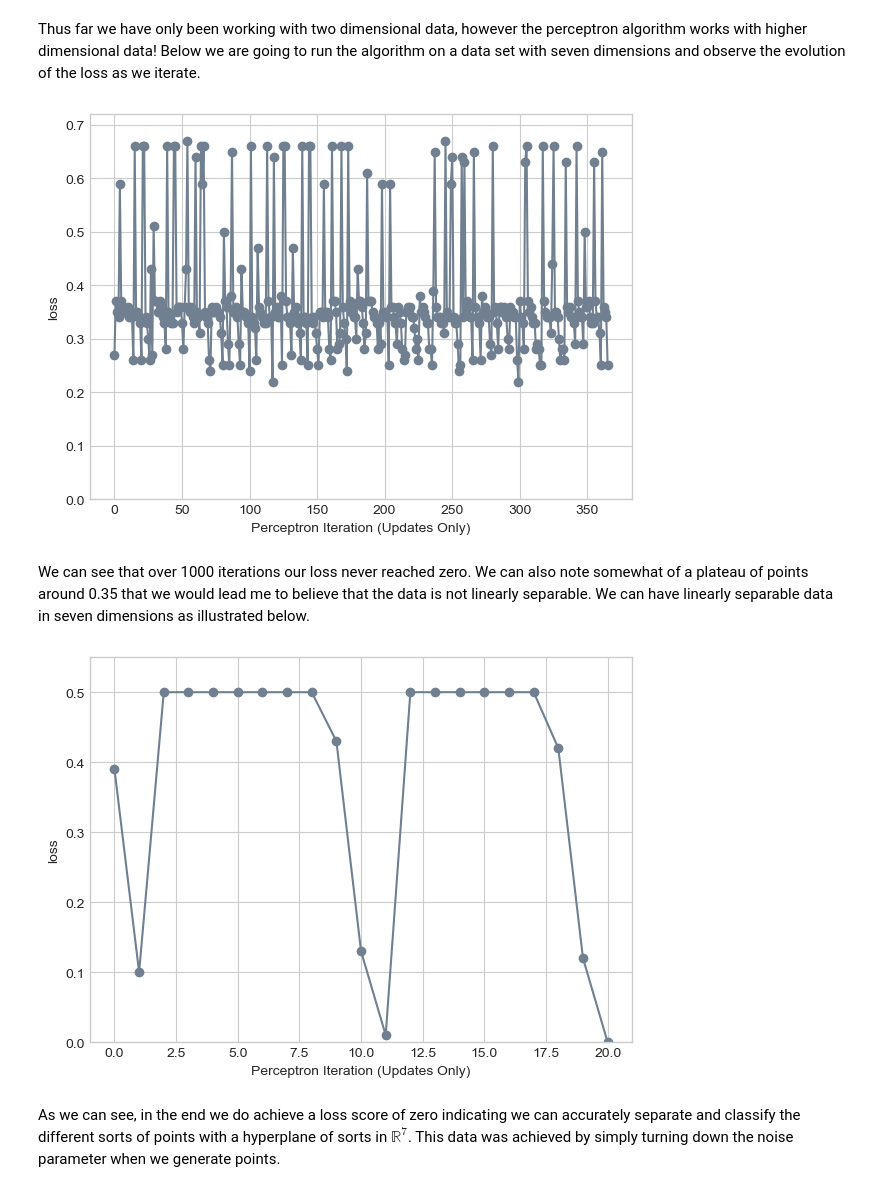
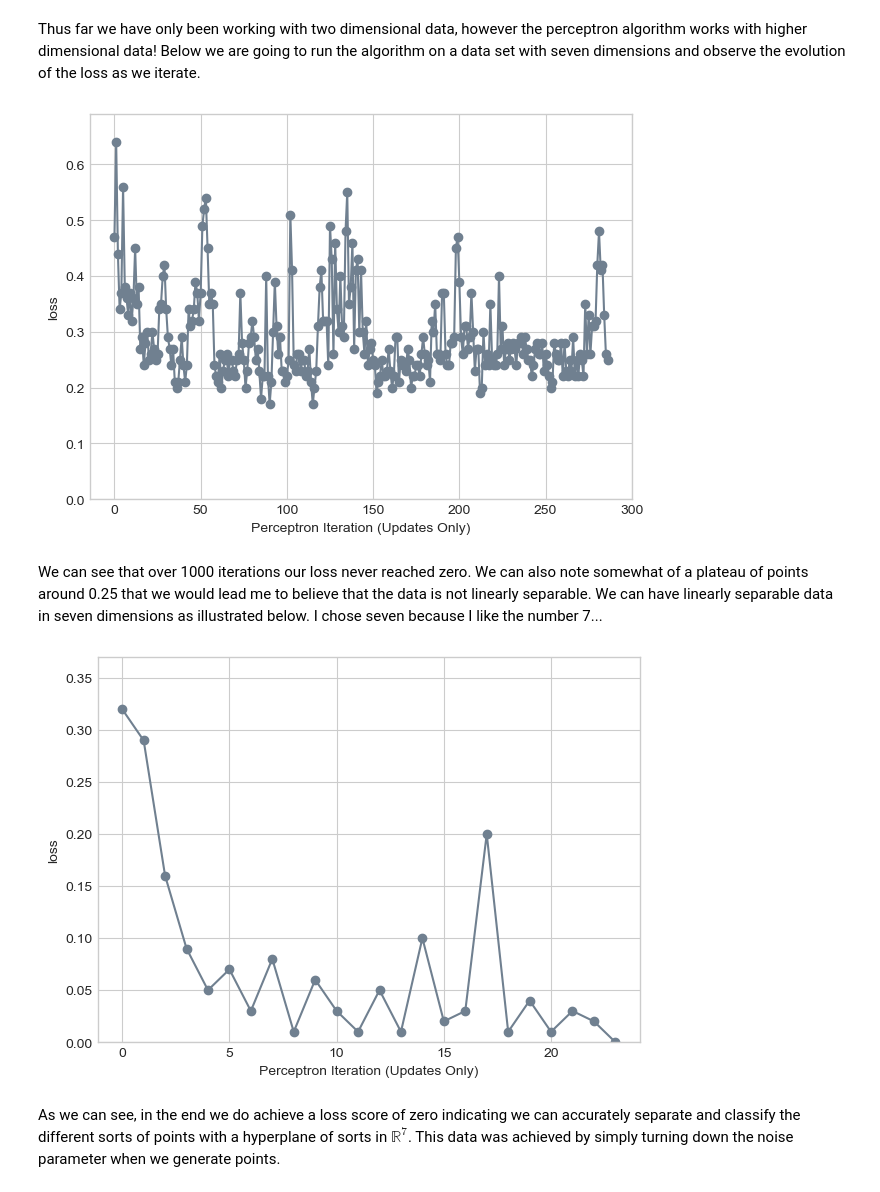
Before and after one commit to lawolff1702/lawolff1702.github.io, a Jupyter notebook: posts/Implementing the Perceptron Algorithm/index.ipynb, the cells around one changed output. Saved outputs shown, nothing was run; the diff lists cells and outputs as text; code cells hidden in the pictures.

```diff
--- a/posts/Implementing the Perceptron Algorithm/index.ipynb
+++ b/posts/Implementing the Perceptron Algorithm/index.ipynb
@@ -225,43 +238,43 @@ With non linearly separable data we can also see that in some cases our loss can
 Thus far we have only been working with two dimensional data, however the perceptron algorithm works with higher dimensional data! Below we are going to run the algorithm on a data set with seven dimensions and observe the evolution of the loss as we iterate.
 # %%
 torch.manual_seed(2003)
-X, y = perceptron_data(n_points=100, noise=0.5, p_dims=7)
+X, y = perceptron_data(n_points=100, noise=1.72, p_dims=7)
 n = X.shape[0]
 
 p = Perceptron()
 opt = PerceptronOptimizer(p)
 p.loss(X, y)
 
 loss_vec = []
 
 max_iter = 1000 # Maximum number of iterations
 loss = 1
 while loss > 0 and max_iter > 0:
     i = torch.randint(n, size=(1,))
     x_i = X[[i], :]
     y_i = y[i]
     local_loss = p.loss(x_i, y_i).item()
 
     if local_loss > 0:
         old_w = torch.clone(p.w)
         opt.step(x_i, y_i)
         loss = p.loss(X, y).item()
 
         loss_vec.append(loss)
 
     max_iter -= 1
 
 plt.plot(loss_vec, color = "slategrey")
 plt.scatter(torch.arange(len(loss_vec)), loss_vec, color = "slategrey")
 plt.ylim(0, max(loss_vec) + 0.05)
 labs = plt.gca().set(xlabel = "Perceptron Iteration (Updates Only)", ylabel = "loss")
 # %% [output]
-[figure, old version]
+[figure, new version]
 # %% [markdown]
-We can see that over 1000 iterations our loss never reached zero. We can also note somewhat of a plateau of points around 0.35 that we would lead me to believe that the data is not linearly separable. We can have linearly separable data in seven dimensions as illustrated below.
+We can see that over 1000 iterations our loss never reached zero. We can also note somewhat of a plateau of points around 0.25 that we would lead me to believe that the data is not linearly separable. We can have linearly separable data in seven dimensions as illustrated below. I chose seven because I like the number 7...
 # %%
 torch.manual_seed(2003)
-X, y = perceptron_data(n_points=100, noise=0.07, p_dims=7)
+X, y = perceptron_data(n_points=100, noise=0.5, p_dims=7)
 n = X.shape[0]
 
 p = Perceptron()
@@ -270,7 +283,7 @@ p.loss(X, y)
 
 loss_vec = []
 
-max_iter = 1000 # Maximum number of iterations
+max_iter = 1000
 loss = 1
 while loss > 0 and max_iter > 0:
     i = torch.randint(n, size=(1,))
@@ -292,7 +305,7 @@ plt.scatter(torch.arange(len(loss_vec)), loss_vec, color = "slategrey")
 plt.ylim(0, max(loss_vec) + 0.05)
 labs = plt.gca().set(xlabel = "Perceptron Iteration (Updates Only)", ylabel = "loss")
 # %% [output]
-[figure, old version]
+[figure, new version]
 # %% [markdown]
 As we can see, in the end we do achieve a loss score of zero indicating we can accurately separate and classify the different sorts of points with a hyperplane of sorts in $\mathbb{R}^7$. This data was achieved by simply turning down the noise parameter when we generate points.
 # %% [markdown]
```
Also changed, not shown: parts of 34 cells of this notebook, 20 other files.
